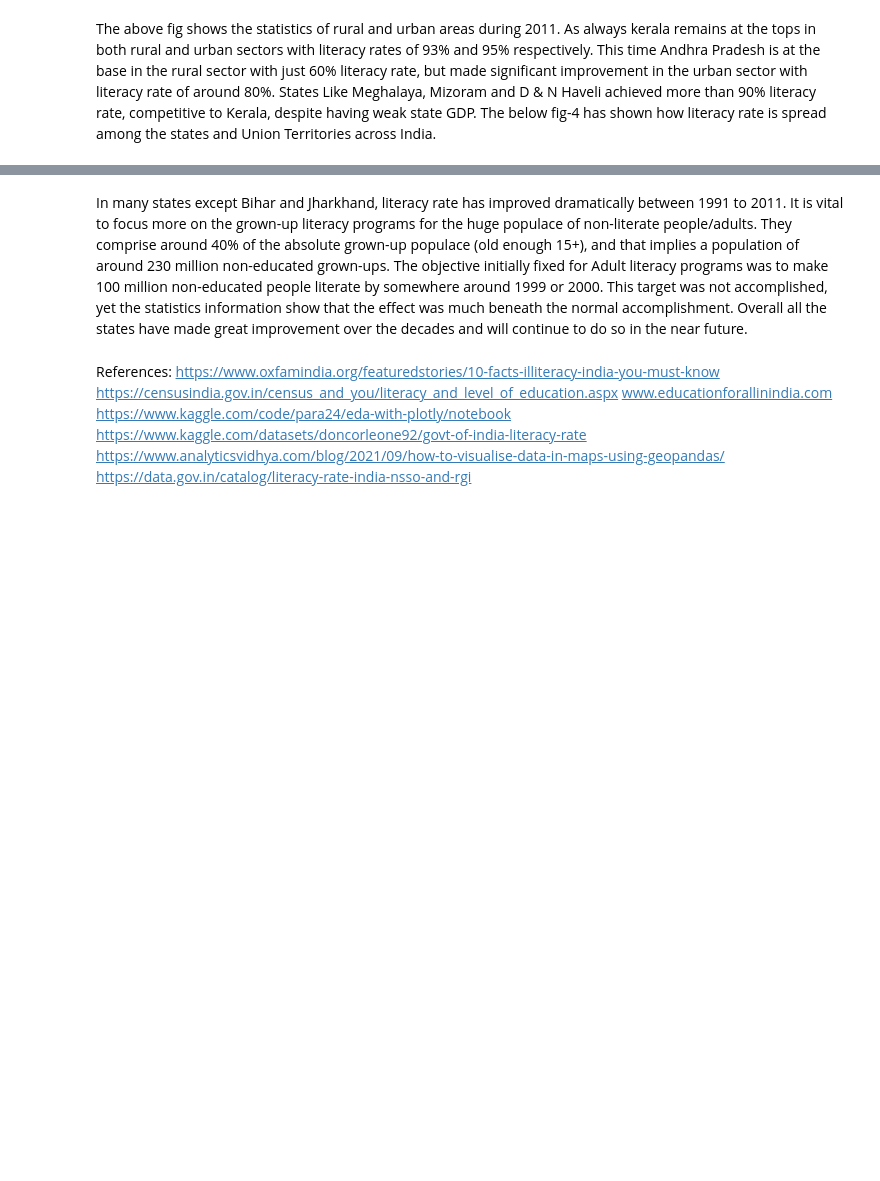
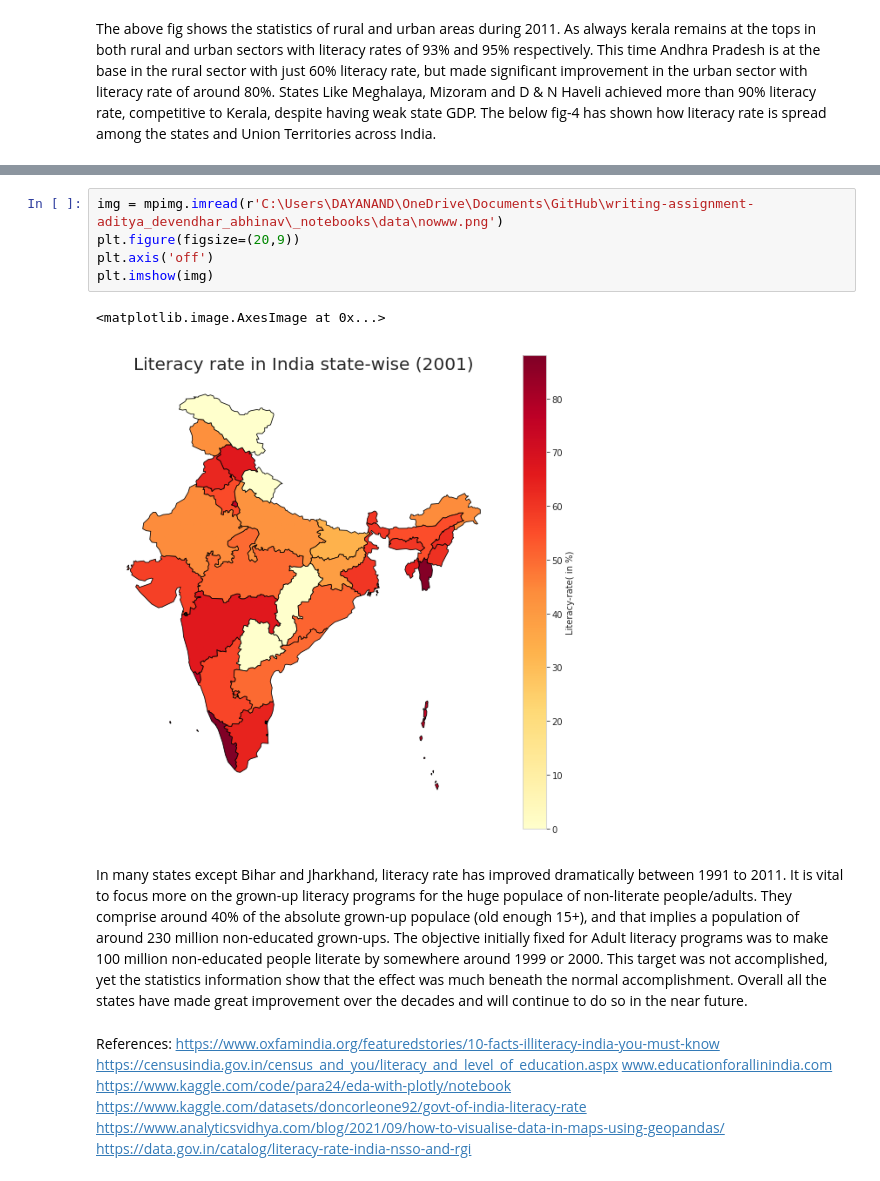
Before and after one commit to CS328-Spring-2022/writing-assignment-aditya_devendhar_abhinav, a Jupyter notebook: _notebooks/index.ipynb, the cells around one changed output, grey strips where cells are left out. Cells and saved outputs as stored; diff of their text form; blank space fills up the shorter version.

```diff
--- a/_notebooks/index.ipynb
+++ b/_notebooks/index.ipynb
@@ -105,3 +157,11 @@ The above fig shows the statistics of rural and urban areas during 2011. As alwa
+# %%
+img = mpimg.imread(r'C:\Users\DAYANAND\OneDrive\Documents\GitHub\writing-assignment-aditya_devendhar_abhinav\_notebooks\data\nowww.png')
+plt.figure(figsize=(20,9))
+plt.axis('off')
+plt.imshow(img)
+# %% [output]
+<matplotlib.image.AxesImage at 0x...>
+[figure, added]
 # %% [markdown]
 In many states except Bihar and Jharkhand, literacy rate has improved dramatically between 1991 to 2011. It is vital to focus more on the grown-up literacy programs for the huge populace of non-literate people/adults. They comprise around 40% of the absolute grown-up populace (old enough 15+), and that implies a population of  around 230 million non-educated grown-ups. The objective initially fixed for Adult literacy programs was to make 100 million non-educated people literate by somewhere around 1999 or 2000. This target was not accomplished, yet the statistics information show that the effect was much beneath the normal accomplishment. Overall all the states have made great improvement over the decades and will continue to do so in the near future.
 # %% [markdown]
```
Also changed, not shown: parts of 9 cells of this notebook.
